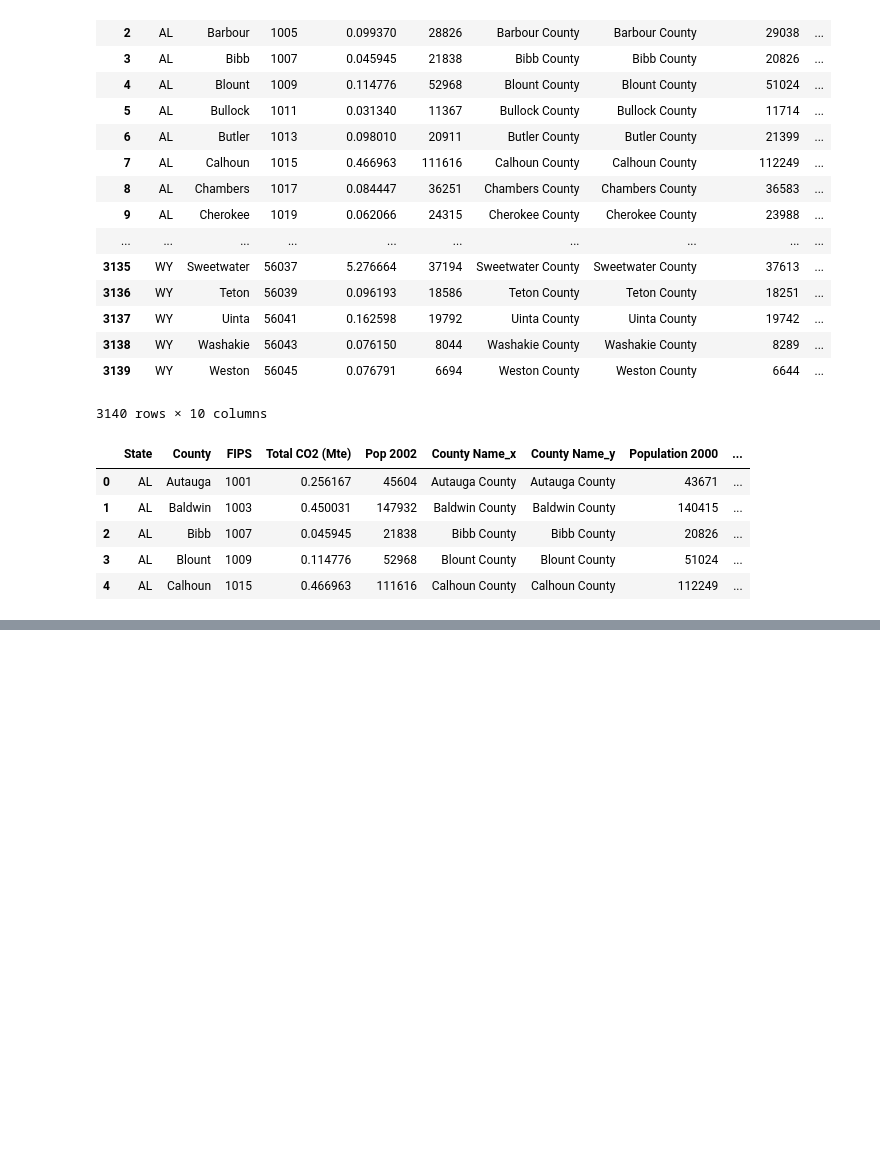
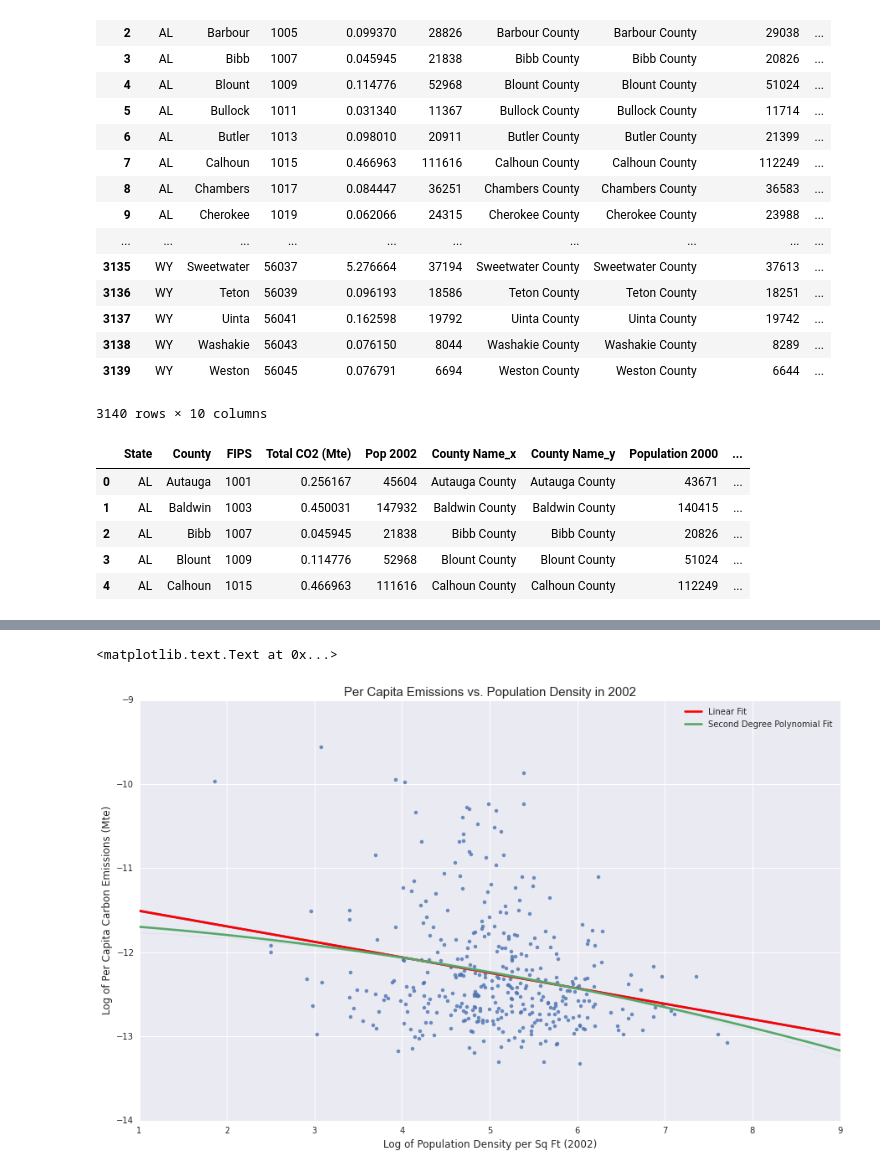
Before and after one commit to michellemho/Civic-Analytics, a Jupyter notebook: Merging Data.ipynb, the cells around one changed output, grey strips where cells are left out. Drawn from its saved outputs; the diff is of its cells as text; code cells hidden in the pictures; blank space fills up the shorter version.

```diff
--- a/Merging Data.ipynb
+++ b/Merging Data.ipynb
@@ -219,0 +268,14 @@ largeCBSA.to_csv('Large CBSA CO2 and Population.csv')
+# %%
+pl.figure(figsize=(15,9))
+ax = seaborn.regplot(log(largeCBSA['PopDensity']),log(largeCBSA['EmissionsPerCapita']), ci=0)
+seaborn.regplot(log(largeCBSA['PopDensity']),log(largeCBSA['EmissionsPerCapita']),ci=0,color = 'red',
+               label = 'Linear Fit', scatter=False)
+seaborn.regplot(log(largeCBSA['PopDensity']),log(largeCBSA['EmissionsPerCapita']),
+                order=2, ci=0, label = 'Second Degree Polynomial Fit', scatter=False)
+pl.legend()
+pl.xlabel('Log of Population Density per Sq Ft (2002)', fontsize=12)
+pl.ylabel('Log of Per Capita Carbon Emissions (Mte)', fontsize=12)
+ax.set_title('Per Capita Emissions vs. Population Density in 2002', fontsize=15)
+# %% [output]
+<matplotlib.text.Text at 0x...>
+[figure, added]
```
Also changed, not shown: parts of 20 cells of this notebook.
